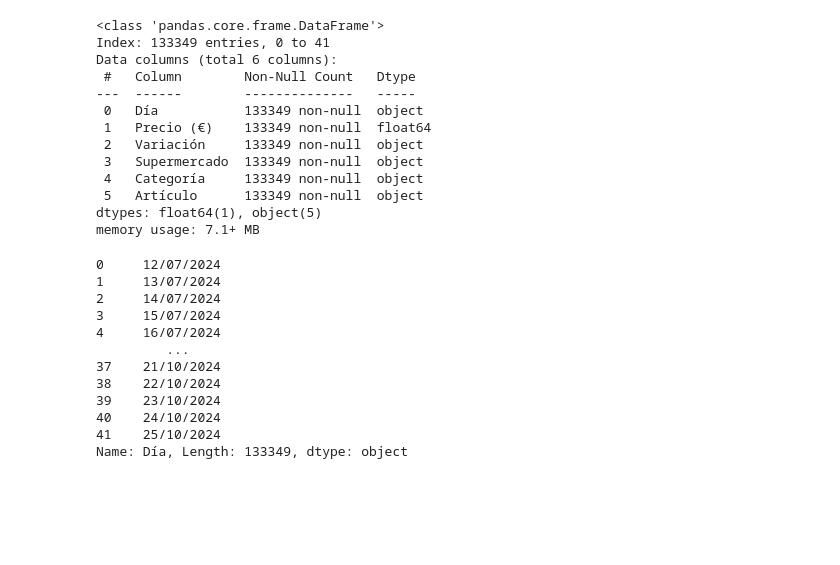
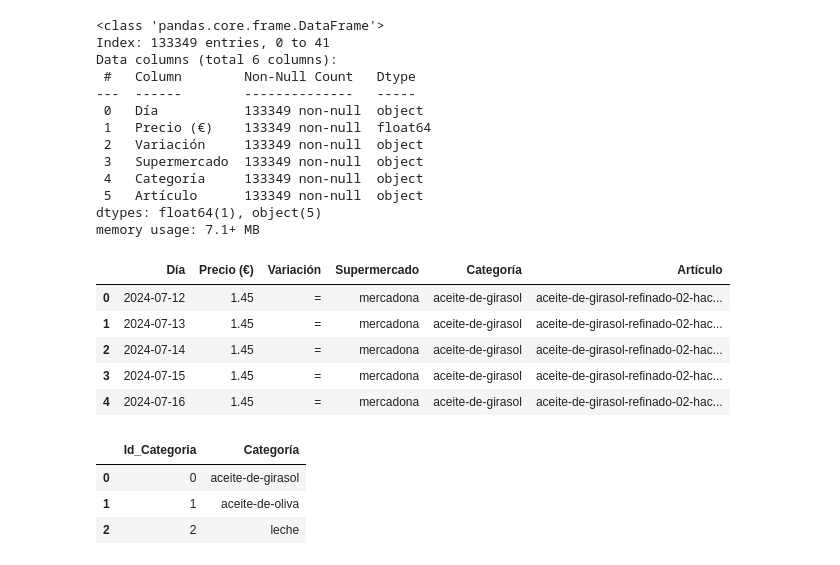
Before and after one commit to ngcarvajall/Proyecto1-AnalisisFacua, a Jupyter notebook: Notebooks/prueba.ipynb, the cells around one changed output. Drawn from its saved outputs; the diff is of its cells as text; code cells hidden in the pictures; blank space fills up the shorter version.

```diff
--- a/Notebooks/prueba.ipynb
+++ b/Notebooks/prueba.ipynb
@@ -197,18 +197,14 @@ Data columns (total 6 columns):
  5   Artículo      133349 non-null  object
 dtypes: float64(1), object(5)
 memory usage: 7.1+ MB
+# %%
+df2['Día'] = pd.to_datetime(df2['Día'], format = "%d/%m/%Y")
 # %%
-df2['Día']
+df2.head()
 # %% [output]
-0     12/07/2024
-1     13/07/2024
-2     14/07/2024
-3     15/07/2024
-4     16/07/2024
-         ...
-37    21/10/2024
-38    22/10/2024
-39    23/10/2024
-40    24/10/2024
-41    25/10/2024
-Name: Día, Length: 133349, dtype: object
+|  | Día | Precio (€) | Variación | Supermercado | Categoría | Artículo |
+| 0 | 2024-07-12 | 1.45 | = | mercadona | aceite-de-girasol | aceite-de-girasol-refinado-02-hac... |
+| 1 | 2024-07-13 | 1.45 | = | mercadona | aceite-de-girasol | aceite-de-girasol-refinado-02-hac... |
+| 2 | 2024-07-14 | 1.45 | = | mercadona | aceite-de-girasol | aceite-de-girasol-refinado-02-hac... |
+| 3 | 2024-07-15 | 1.45 | = | mercadona | aceite-de-girasol | aceite-de-girasol-refinado-02-hac... |
+| 4 | 2024-07-16 | 1.45 | = | mercadona | aceite-de-girasol | aceite-de-girasol-refinado-02-hac... |
@@ -214,0 +215,7 @@ Name: Día, Length: 133349, dtype: object
+# %%
+df_categoria
+# %% [output]
+|  | Id_Categoria | Categoría |
+| 0 | 0 | aceite-de-girasol |
+| 1 | 1 | aceite-de-oliva |
+| 2 | 2 | leche |
```
Also changed, not shown: parts of 16 cells of this notebook.
